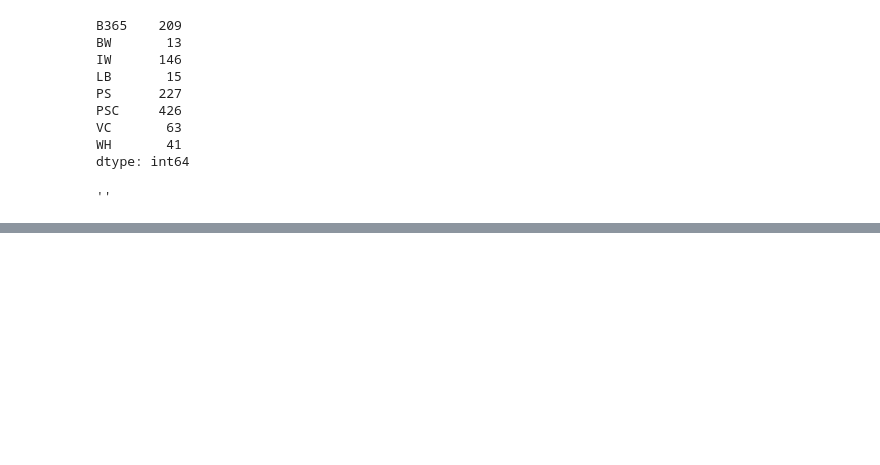
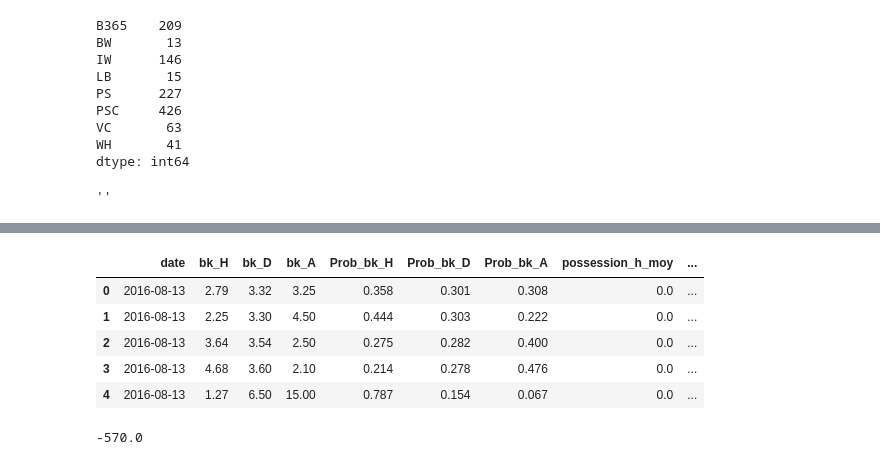
Before and after one commit to Yoann-DELANNEY/Pyck-Win, a Jupyter notebook: Premiere iteration ML.ipynb, the cells around one changed output, grey strips where cells are left out. Saved outputs shown, nothing was run; the diff lists cells and outputs as text; code cells hidden in the pictures; blank space fills up the shorter version.

```diff
--- a/Premiere iteration ML.ipynb
+++ b/Premiere iteration ML.ipynb
@@ -521,0 +589,8 @@ X_train_H, X_test_H, y_train_H, y_test_H = train_test_split(features,
+# %%
+parametres = {'C':[0.1,1,10], 'kernel':['rbf','linear', 'poly'], 'gamma':[0.001, 0.1, 0.5]}
+grid_clf = model_selection.GridSearchCV(estimator=clf, param_grid=parametres)
+grille = grid_clf.fit(X_train_scaled,y_train)
+print(pd.DataFrame.from_dict(grille.cv_results_).loc[:,['params', 'mean_test_score']])
+print(grid_clf.best_params_)
+y_pred = grid_clf.predict(X_test_scaled)
+pd.crosstab(y_test, y_pred, rownames=['Classe réelle'], colnames=['Classe prédite'])
@@ -521,0 +620,3 @@ X_train_H, X_test_H, y_train_H, y_test_H = train_test_split(features,
+# %%
+y_pred = grid_clf.predict_proba(features)
+y_pred
@@ -522,2 +631,21 @@ X_train_H, X_test_H, y_train_H, y_test_H = train_test_split(features,
+# %%
+#création des colonnes de probas déterminés par le modèle
+df['Prob_rf_H'] = y_pred[:,0]
+df['Prob_rf_D'] = y_pred[:,1]
+df['Prob_rf_A'] = y_pred[:,2]
+# %%
+df.loc[df['Prob_rf_H']>df['Prob_bk_H'],'bet_H?'] = 1
+df.loc[df['Prob_rf_D']>df['Prob_bk_D'],'bet_D?'] = 1
+df.loc[df['Prob_rf_A']>df['Prob_bk_A'],'bet_A?'] = 1
+df = df.fillna(0)
+# %%
+df.head()
+# %% [output]
+|  | date | bk_H | bk_D | bk_A | Prob_bk_H | Prob_bk_D | Prob_bk_A | possession_h_moy | ... |
+| 0 | 2016-08-13 | 2.79 | 3.32 | 3.25 | 0.358 | 0.301 | 0.308 | 0.0 | ... |
+| 1 | 2016-08-13 | 2.25 | 3.30 | 4.50 | 0.444 | 0.303 | 0.222 | 0.0 | ... |
+| 2 | 2016-08-13 | 3.64 | 3.54 | 2.50 | 0.275 | 0.282 | 0.400 | 0.0 | ... |
+| 3 | 2016-08-13 | 4.68 | 3.60 | 2.10 | 0.214 | 0.278 | 0.476 | 0.0 | ... |
+| 4 | 2016-08-13 | 1.27 | 6.50 | 15.00 | 0.787 | 0.154 | 0.067 | 0.0 | ... |
 # %%
 #détermination des paris intéréssants
@@ -550,6 +674,9 @@ def gain_paris(matchs, resultats, montants):
     return benefices
 # %%
 # Évaluation du modèle
+gain_paris(matchs, resultats, montants)
+# %% [output]
+-570.0
 # %%
 # GridSearchCV avec plusieurs modèles et une grille de paramètres (Pipeline)
 # %%
```
Also changed, not shown: parts of 14 cells of this notebook.
